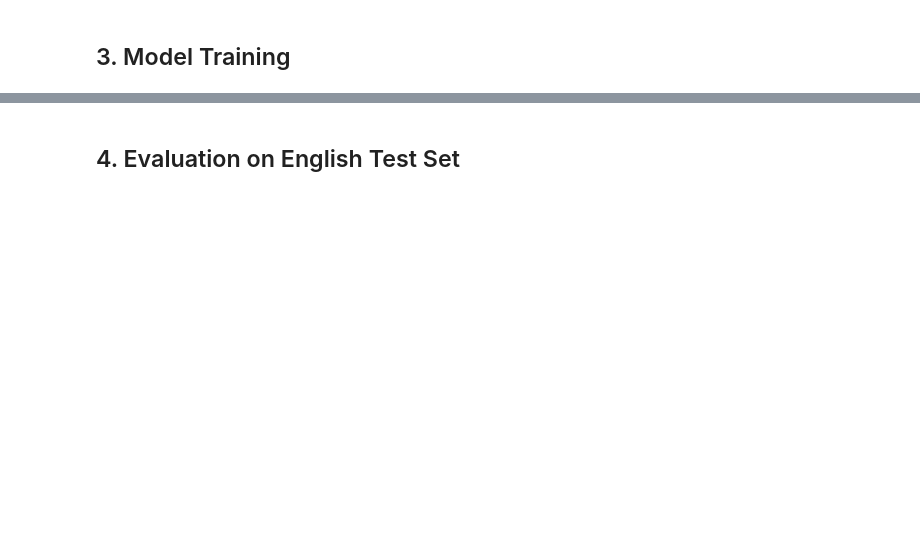
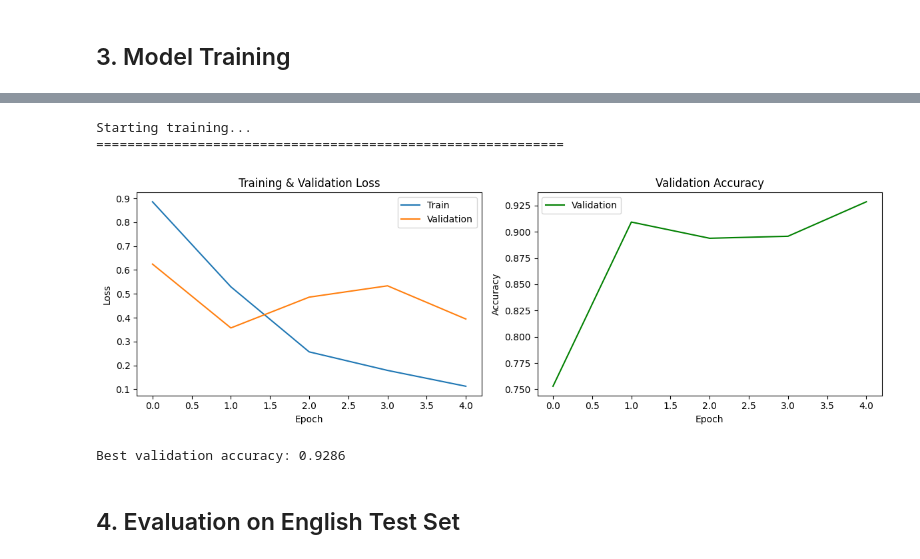
Before and after one commit to Kiruha667/Financial-Sentiment-Analysis, a Jupyter notebook: notebooks/03_xlm_roberta_training.ipynb, the cells around one changed output, grey strips where cells are left out. Saved outputs shown, nothing was run; the diff lists cells and outputs as text; code cells hidden in the pictures; blank space fills up the shorter version.

```diff
--- a/notebooks/03_xlm_roberta_training.ipynb
+++ b/notebooks/03_xlm_roberta_training.ipynb
@@ -58,6 +93,7 @@ train_loader, val_loader, test_loader = create_dataloaders(
     tokenizer_name=XLM_ROBERTA_CONFIG.model_checkpoint,
     batch_size=XLM_ROBERTA_CONFIG.batch_size,
     max_length=XLM_ROBERTA_CONFIG.max_seq_length,
-    num_workers=0  # Windows compatibility
+    num_workers=0,  # Windows compatibility
+    text_column='sentence'  # Column name in Financial PhraseBank
 )
 print(f"Train batches: {len(train_loader)}, Val batches: {len(val_loader)}, Test batches: {len(test_loader)}")
@@ -79,36 +130,41 @@ trainer = Trainer.from_config(
     train_loader=train_loader,
     val_loader=val_loader,
     config=XLM_ROBERTA_CONFIG,
-    save_dir=str(MODELS_DIR / "xlm-roberta")
+    checkpoint_dir=str(MODELS_DIR / "xlm-roberta")
 )
 # %%
 # Train!
 print("Starting training...")
 print("="*60)
 history = trainer.train()
+# %% [output]
+Starting training...
+============================================================
 # %%
 # Plot training curves
 fig, axes = plt.subplots(1, 2, figsize=(12, 4))
 
 # Loss
-axes[0].plot(history['train_loss'], label='Train')
-axes[0].plot(history['val_loss'], label='Validation')
+axes[0].plot(history.train_loss, label='Train')
+axes[0].plot(history.val_loss, label='Validation')
 axes[0].set_xlabel('Epoch')
 axes[0].set_ylabel('Loss')
 axes[0].set_title('Training & Validation Loss')
 axes[0].legend()
-
 # Accuracy
-axes[1].plot(history['val_accuracy'], label='Validation', color='green')
+axes[1].plot(history.val_acc, label='Validation', color='green')
 axes[1].set_xlabel('Epoch')
 axes[1].set_ylabel('Accuracy')
 axes[1].set_title('Validation Accuracy')
 axes[1].legend()
 
 plt.tight_layout()
 plt.show()
 
-print(f"\nBest validation accuracy: {max(history['val_accuracy']):.4f}")
+print(f"\nBest validation accuracy: {max(history.val_acc):.4f}")
+# %% [output]
+[figure, added]
+Best validation accuracy: 0.9286
 # %% [markdown]
 ## 4. Evaluation on English Test Set
 # %%
```
Also changed, not shown: parts of 15 cells of this notebook, 1 other file.
